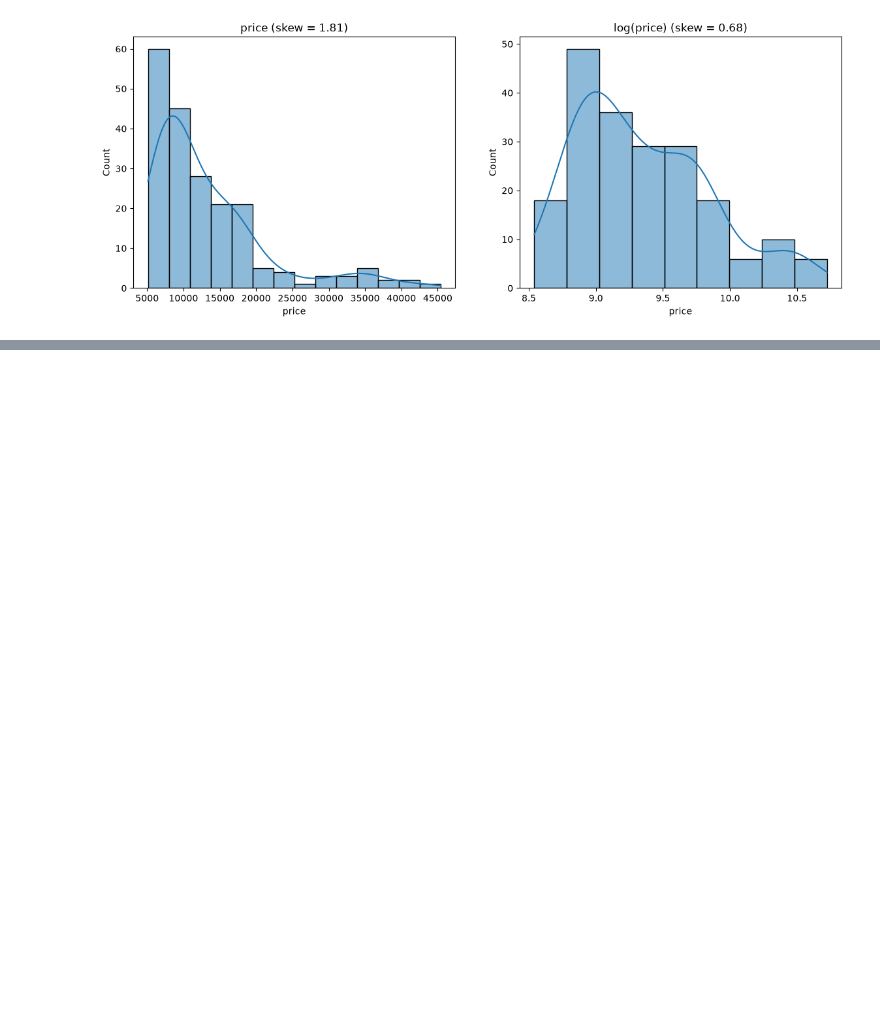
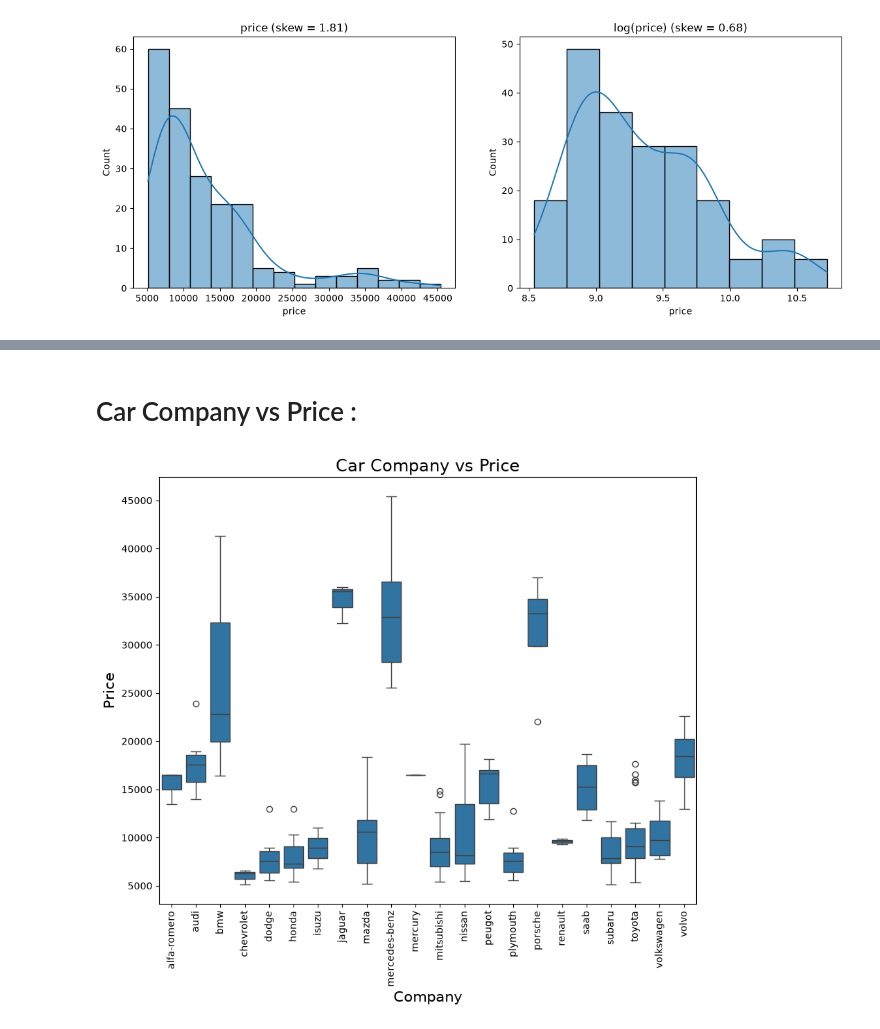
Before and after one commit to AmitParmar20/Car-s_Price_Prediction_ML_Model, a Jupyter notebook: Car's_Price_rediction_Model.ipynb, the cells around one changed output, grey strips where cells are left out. Drawn from its saved outputs; the diff is of its cells as text; code cells hidden in the pictures; blank space fills up the shorter version.

```diff
--- a/Car's_Price_rediction_Model.ipynb
+++ b/Car's_Price_rediction_Model.ipynb
@@ -197,0 +216,20 @@ plt.show()
+# %% [markdown]
+# Car Company vs Price :
+# %%
+plt.figure(figsize=(10,8))
+
+sns.boxplot(
+    data=df,
+    x="make",
+    y="price"
+)
+
+plt.xticks(rotation=90)
+
+plt.title("Car Company vs Price",fontsize=17)
+plt.xlabel("Company",fontsize=15)
+plt.ylabel("Price",fontsize=15)
+
+plt.show()
+# %% [output]
+[figure, added]
```
Also changed, not shown: parts of 14 cells of this notebook.
